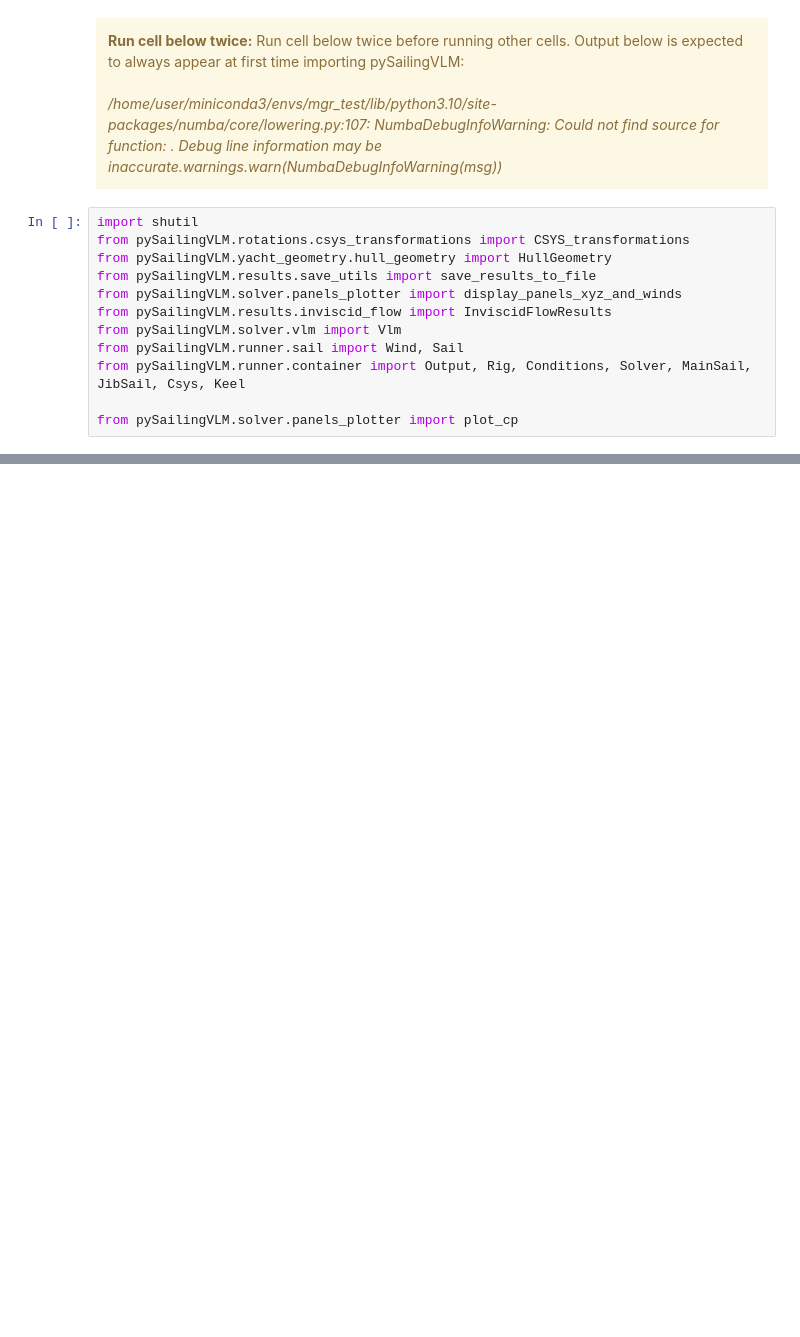
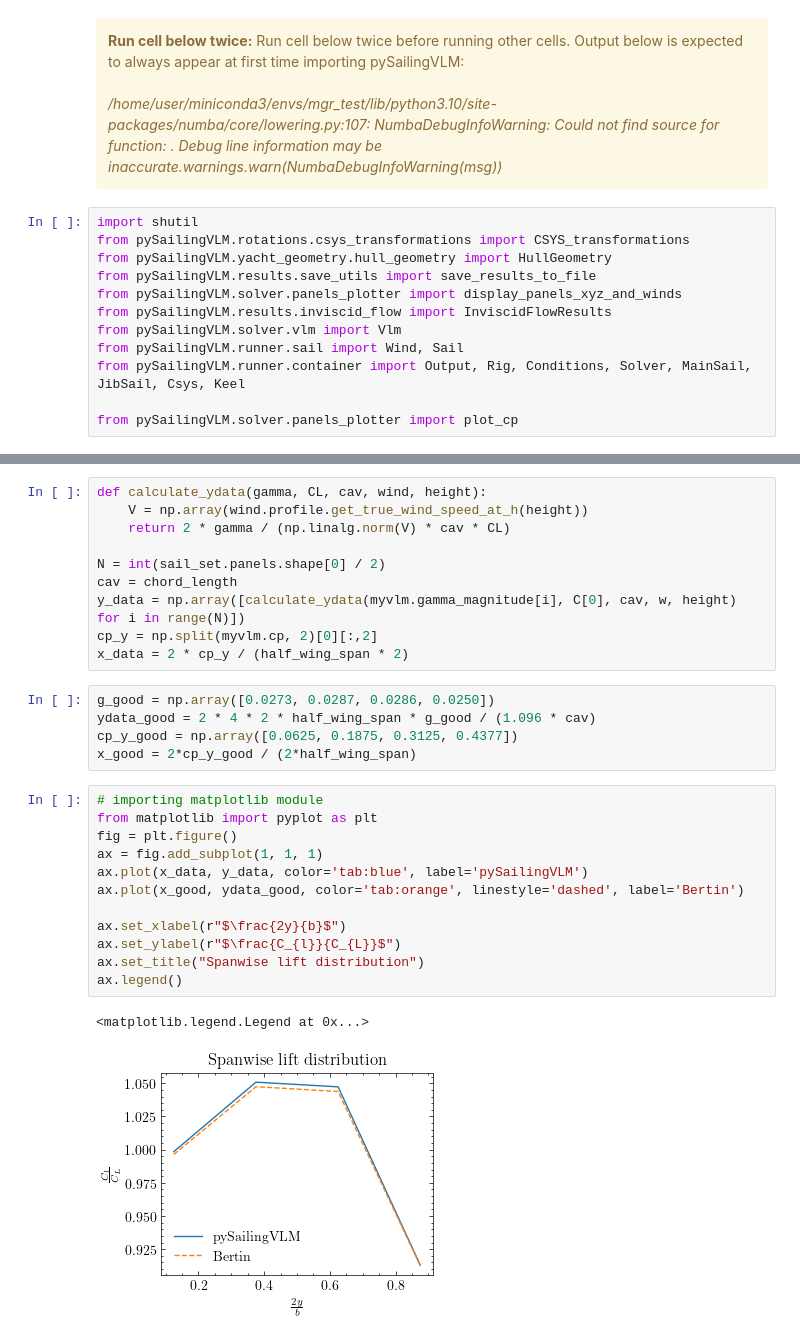
Before and after one commit to orgSailingVLM/pySailingVLM, a Jupyter notebook: pySailingVLM/examples/sailingvlm_example.ipynb, the cells around one changed output, grey strips where cells are left out. Drawn from its saved outputs; the diff is of its cells as text; blank space fills up the shorter version.

```diff
--- a/pySailingVLM/examples/sailingvlm_example.ipynb
+++ b/pySailingVLM/examples/sailingvlm_example.ipynb
@@ -179,0 +221,30 @@ plt.plot(AoA_degs, C_results)
+# %%
+def calculate_ydata(gamma, CL, cav, wind, height):
+    V = np.array(wind.profile.get_true_wind_speed_at_h(height))
+    return 2 * gamma / (np.linalg.norm(V) * cav * CL)
+
+N = int(sail_set.panels.shape[0] / 2)
+cav = chord_length
+y_data = np.array([calculate_ydata(myvlm.gamma_magnitude[i], C[0], cav, w, height) for i in range(N)])
+cp_y = np.split(myvlm.cp, 2)[0][:,2]
+x_data = 2 * cp_y / (half_wing_span * 2)
+# %%
+g_good = np.array([0.0273, 0.0287, 0.0286, 0.0250])
+ydata_good = 2 * 4 * 2 * half_wing_span * g_good / (1.096 * cav)
+cp_y_good = np.array([0.0625, 0.1875, 0.3125, 0.4377])
+x_good = 2*cp_y_good / (2*half_wing_span)
+# %%
+# importing matplotlib module
+from matplotlib import pyplot as plt
+fig = plt.figure()
+ax = fig.add_subplot(1, 1, 1)
+ax.plot(x_data, y_data, color='tab:blue', label='pySailingVLM')
+ax.plot(x_good, ydata_good, color='tab:orange', linestyle='dashed', label='Bertin')
+
+ax.set_xlabel(r"$\frac{2y}{b}$")
+ax.set_ylabel(r"$\frac{C_{l}}{C_{L}}$")
+ax.set_title("Spanwise lift distribution")
+ax.legend()
+# %% [output]
+<matplotlib.legend.Legend at 0x...>
+[figure, added]
```
Also changed, not shown: parts of 9 cells of this notebook, 3 other files.
